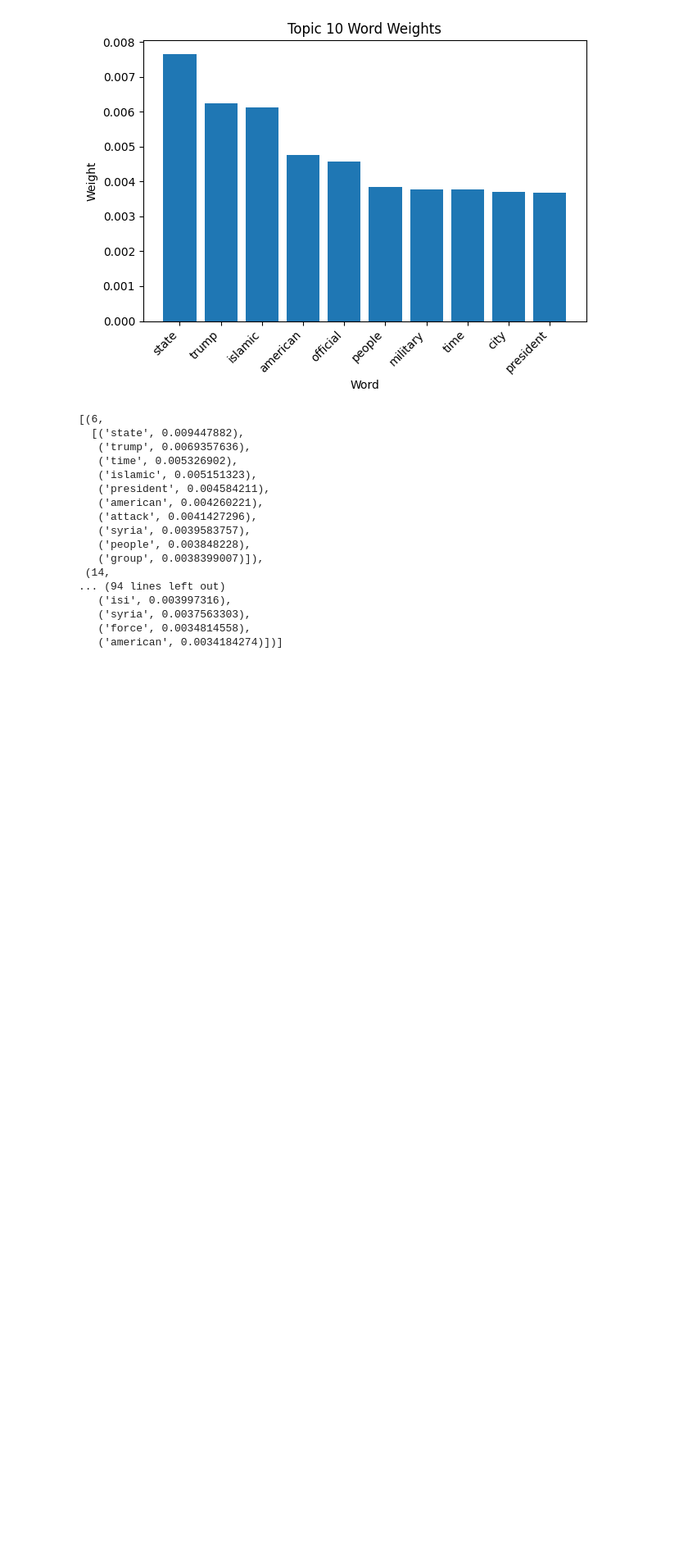
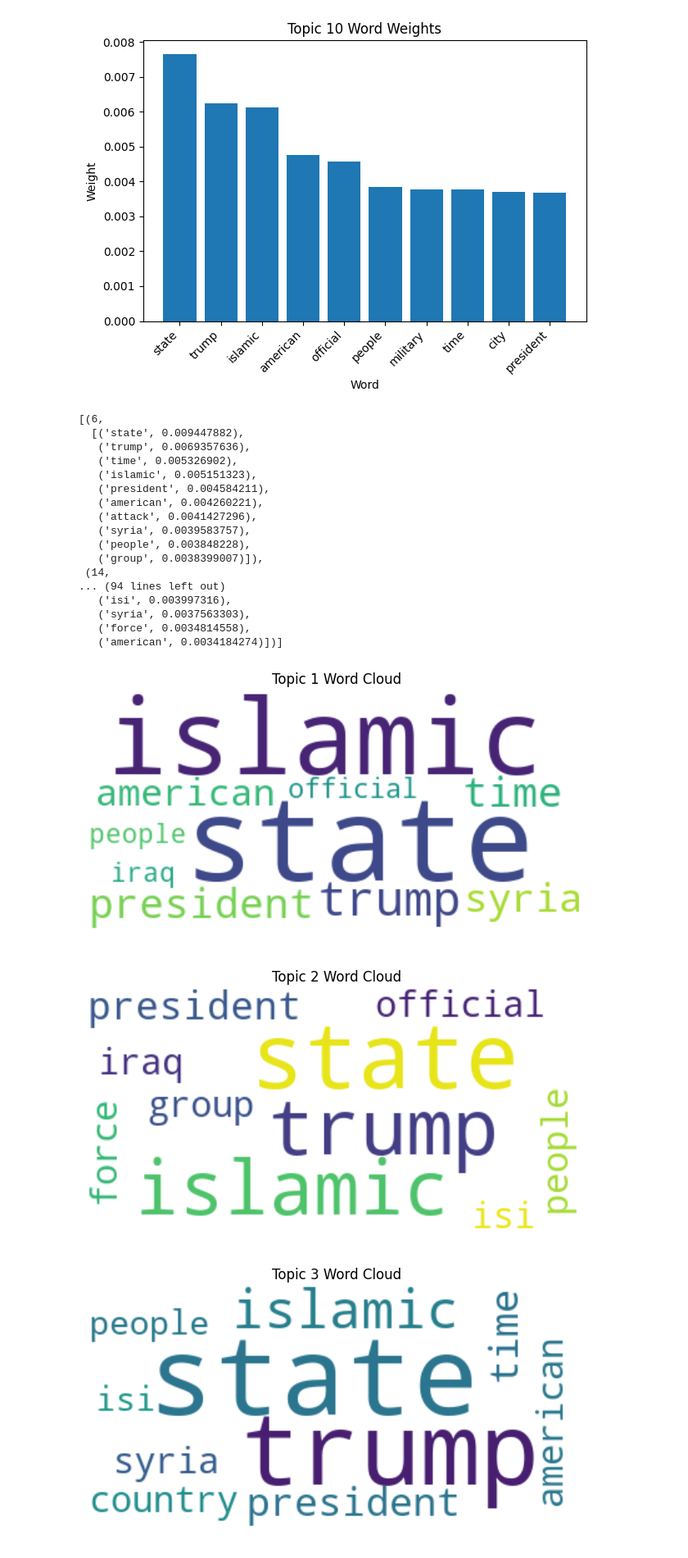
Before and after one commit to CIS-6397-Textmining-Spring-2023/miniproject3-miniproject3_group-3, a Jupyter notebook: src/code.ipynb, the cells around one changed output. Shown at 82% size. Saved outputs shown, nothing was run; the diff lists cells and outputs as text; code cells hidden in the pictures; blank space fills up the shorter version.

Commit message:
changes in visualizations

```diff
--- a/src/code.ipynb
+++ b/src/code.ipynb
@@ -289,15 +289,20 @@ topics
 # %%
 topics = lda_model.show_topics(formatted=False, num_words=10)
 for i, topic in enumerate(topics):
     words = {word[0]: word[1] for word in topic[1]}
     wordcloud = WordCloud(background_color="white").generate_from_frequencies(words)
 
     # Plot word cloud
+    fig, ax = plt.subplots()
     plt.imshow(wordcloud, interpolation='bilinear')
     plt.axis("off")
     plt.title(f'Topic {i+1} Word Cloud')
     plt.tight_layout()
 
     # Save figure as PNG file
     plt.savefig(f'output_files/topic_wc{i+1}.png')
-    plt.close()
+    ####
+# %% [output]
+[figure, added]
+[figure, added]
+[figure, added]
```
Also changed, not shown: parts of 1 cell of this notebook, 10 other files.
